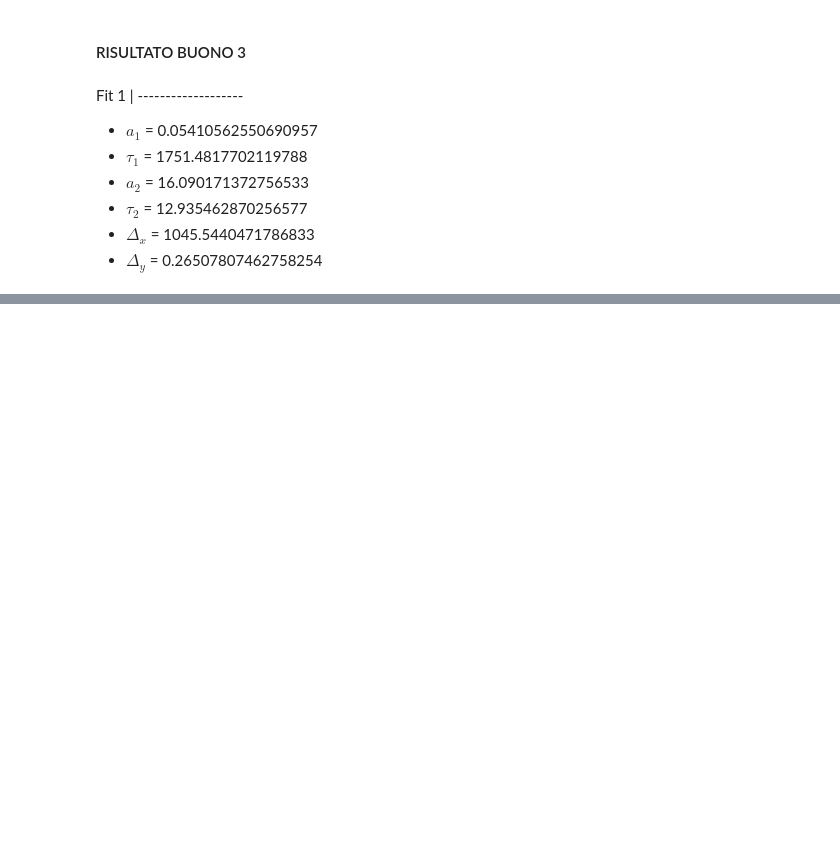
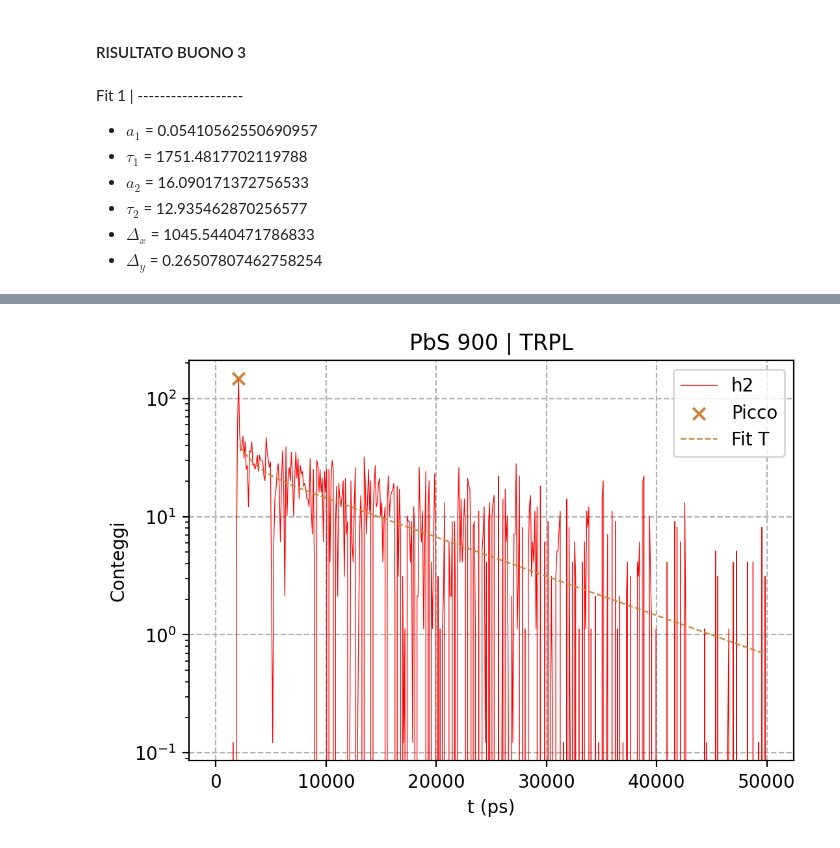
Before and after one commit to zosojack/lab-ss, a Jupyter notebook: QP2/PbS900_TRPL.ipynb, the cells around one changed output, grey strips where cells are left out. Cells and saved outputs as stored; diff of their text form; code cells hidden in the pictures; blank space fills up the shorter version.

```diff
--- a/QP2/PbS900_TRPL.ipynb
+++ b/QP2/PbS900_TRPL.ipynb
@@ -220,0 +247,91 @@ Fit 1 | -------------------
+# %%
+for i, quadrupla in enumerate(PbS_trpl):
+    time = quadrupla[0]
+    curva2 = quadrupla[3]
+
+    ## normalizzo i counts ##
+    maximum2 = np.max(curva2)
+    # prima propago l'errore
+    err_curva2 = np.sqrt(curva2) # / maximum2
+    # curva2 = curva2 / maximum2
+
+    curva2 = trasla_counts_abs(curva2, 1.4)
+
+    # Plot
+    plt.figure(figsize=(6,4), dpi=200)
+    plt.plot(time, curva2, linestyle='-', color='r', linewidth=0.45, label='h2')#, zorder=1)
+
+
+    ## FIT DOPPIO ESPONENZIALE ##
+
+    sup2 = max(time)-100
+    i_max2 = np.argmax(curva2)
+
+    # per capire dove secondo lui c'è il massimo di curve2
+    x_picco = time[i_max2]
+    y_picco = curva2[i_max2]
+    plt.scatter(x_picco, y_picco,
+                color=col[4], marker='x',
+                label='Picco', s=45)
+
+
+    inf2 = time[i_max2] + 100
+    # isolo regione fit
+    mask = (time > inf2) & (time < sup2)
+    x_fit = time[mask]
+    y_fit2 = curva2[mask]
+    err_fit2 = err_curva2[mask]
+
+    # parametri (a1, tau1, a2, tau2)
+    par = [1, 1750, 1, 12]
+    par.append(2000) # il delta_x
+    par.append(0.2) # il delta_y
+    # usando risultato terzo fit
+    #par = [0.07565398747075835, 2265.6438665046385, 5250554992968956.0, 29.236927103129098, 0, 0.26338796610139725]
+
+    #par = params[i]
+
+    low = [0, 0, 0, 0]
+    low.append(-np.inf) # inf delta_x
+    low.append(0) # inf delta_y
+    upp = [np.inf, np.inf, np.inf, np.inf]
+    upp.append(5000) # sup delta_x
+    upp.append(0.5) # sup delta_y
+
+    popt2, pcov2 = curve_fit(doppio_esponenziale, x_fit, y_fit2, sigma=err_fit2, p0=par, bounds=(low,upp))
+
+    ## PLOT CURVA FIT ##
+    x_plot = np.linspace(inf2, sup2, len(x_fit))
+    y_plot2 = doppio_esponenziale(x_plot, *popt2)
+
+    plt.plot(x_plot, y_plot2, linestyle='--', color=col[4], label=f"Fit T", linewidth=0.85)#, zorder=2)
+
+    ## OPZIONI GRAFICHE ##
+    plt.title(r'PbS 900 | TRPL')
+    plt.xlabel("t (ps)")
+    #plt.xscale('log')
+    plt.ylabel("Conteggi")
+    plt.yscale('log')
+    #plt.ticklabel_format(axis='x',style='scientific', useMathText=True, scilimits=(0,0) )
+    plt.legend()
+    plt.grid(linestyle='--')
+    #plt.tight_layout()
+    plt.show()
+
+    ## CHI QUADRO ##
+    chi2, dof = chi2_doppio_esponenziale (x_fit, y_fit2, popt2, err_y=err_fit2)
+
+    ## ERRORI SUL FIT ##
+    perr2 = np.sqrt(np.diag(pcov2))
+
+    ## PRINT RISULTATI ##
+    print('Fit 2^a colonna | -------------------')
+    print(r' - $a_1$ = {:.5f} ± {:.5f}'.format(popt2[0], perr2[0]))
+    print(r' - $\tau_1$ = {:.2f} ± {:.2f}'.format(popt2[1], perr2[1]))
+    print(r' - $a_2$ = {:.5f} ± {:.5f}'.format(popt2[2], perr2[2]))
+    print(r' - $\tau_2$ = {:.2f} ± {:.2f}'.format(popt2[3], perr2[3]))
+    print(r' - $\Delta_x$ = {:.2f} ± {:.2f}'.format(popt2[4], perr2[4]))
+    print(r' - $\Delta_y$ = {:.5f} ± {:.5f}'.format(popt2[5], perr2[5]))
+    print(r' - $\chi_2/ndf$ = {:.2f}'.format(chi2/dof))
+# %% [output]
+[figure, added]
```
Also changed, not shown: parts of 9 cells of this notebook, 4 other files.
